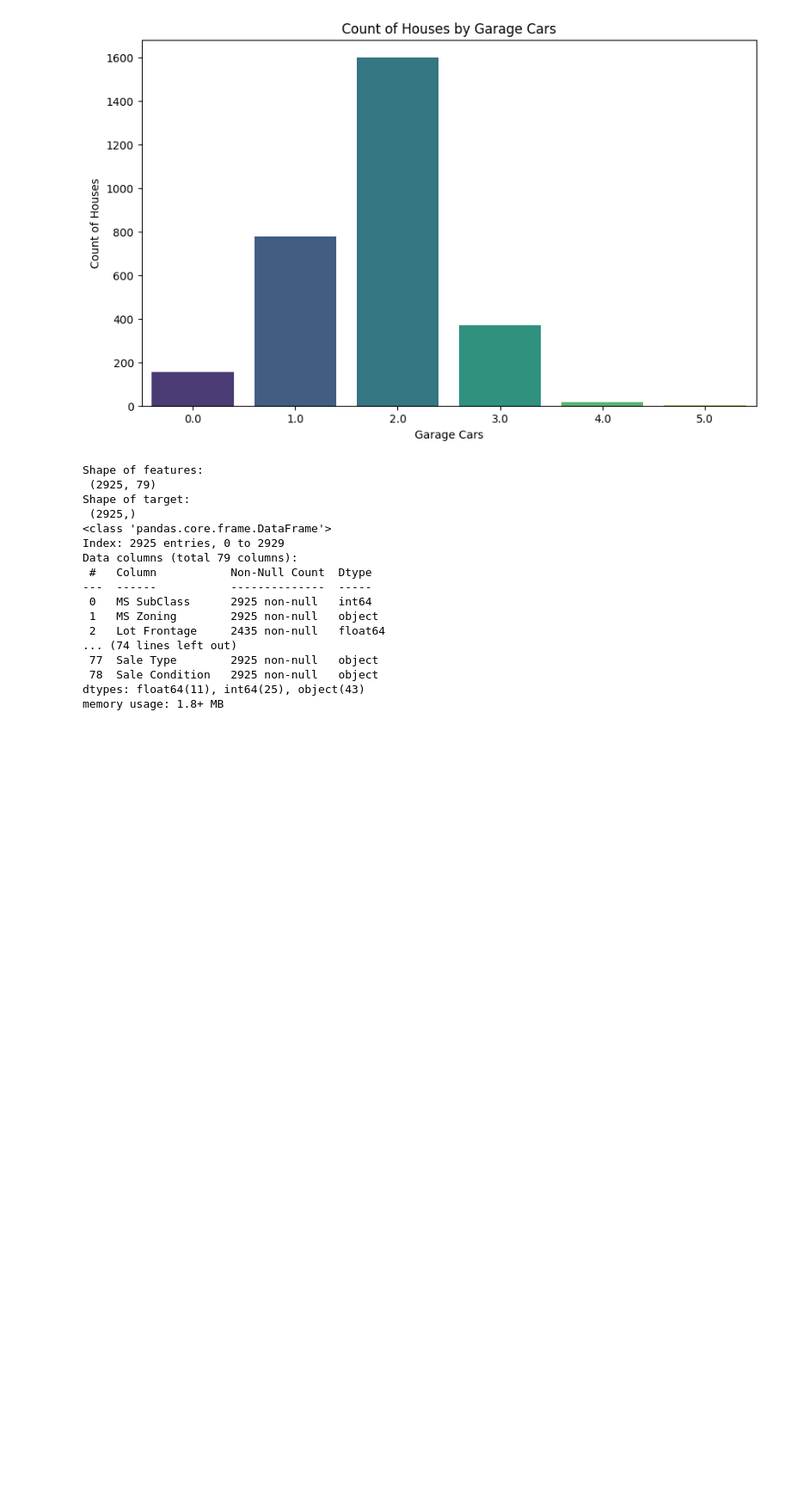
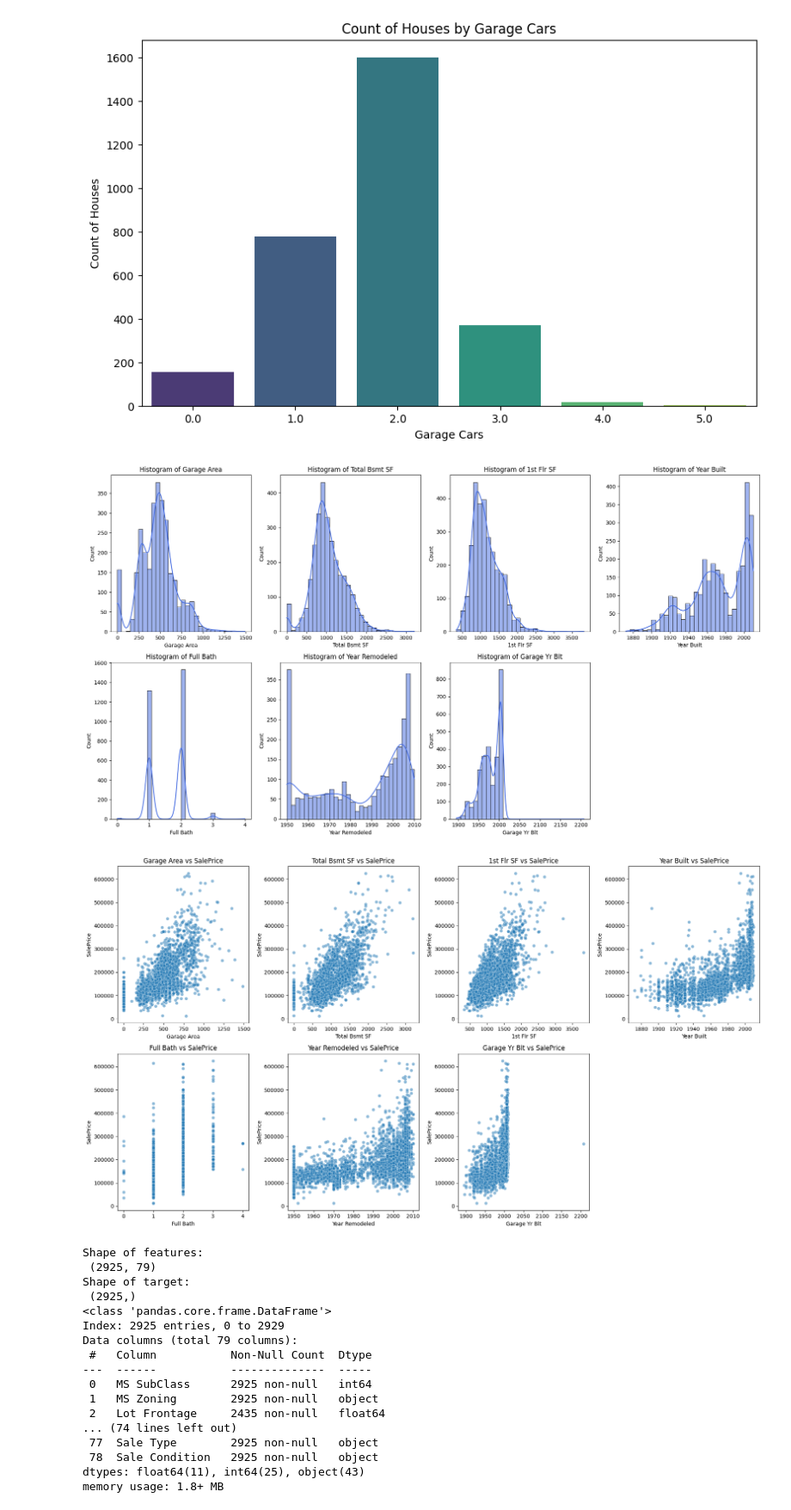
Before and after one commit to LeLoc23/Ames_house_price-Prediction, a Jupyter notebook: ames_house_price-Prediction.ipynb, the cells around one changed output. Shown at 86% size. Drawn from its saved outputs; the diff is of its cells as text; code cells hidden in the pictures; blank space fills up the shorter version.

Commit message:
add more histogram

```diff
--- a/ames_house_price-Prediction.ipynb
+++ b/ames_house_price-Prediction.ipynb
@@ -326,3 +326,36 @@ Passing `palette` without assigning `hue` is deprecated and will be removed in v
 
   sns.countplot(x='Garage Cars', data=house_data_df, palette='viridis')
 [figure]
+# %%
+# Visualize distributions and relationships for selected features
+
+selected_features = [
+    'Garage Area',
+    'Total Bsmt SF',
+    '1st Flr SF',
+    'Year Built',
+    'Full Bath',
+    'Year Remodeled',
+    'Garage Yr Blt'
+]
+
+# Plot histograms for each selected feature
+plt.figure(figsize=(18, 10))
+for i, col in enumerate(selected_features, 1):
+    plt.subplot(2, 4, i)
+    sns.histplot(house_data_df[col], bins=30, kde=True, color='royalblue')
+    plt.title(f'Histogram of {col}')
+plt.tight_layout()
+plt.show()
+
+# Plot scatterplots of each feature vs SalePrice
+plt.figure(figsize=(18, 10))
+for i, col in enumerate(selected_features, 1):
+    plt.subplot(2, 4, i)
+    sns.scatterplot(x=house_data_df[col], y=house_data_df['SalePrice'], alpha=0.5)
+    plt.title(f'{col} vs SalePrice')
+plt.tight_layout()
+plt.show()
+# %% [output]
+[figure, added]
+[figure, added]
```
Also changed, not shown: parts of 1 cell of this notebook, 9 other files.
